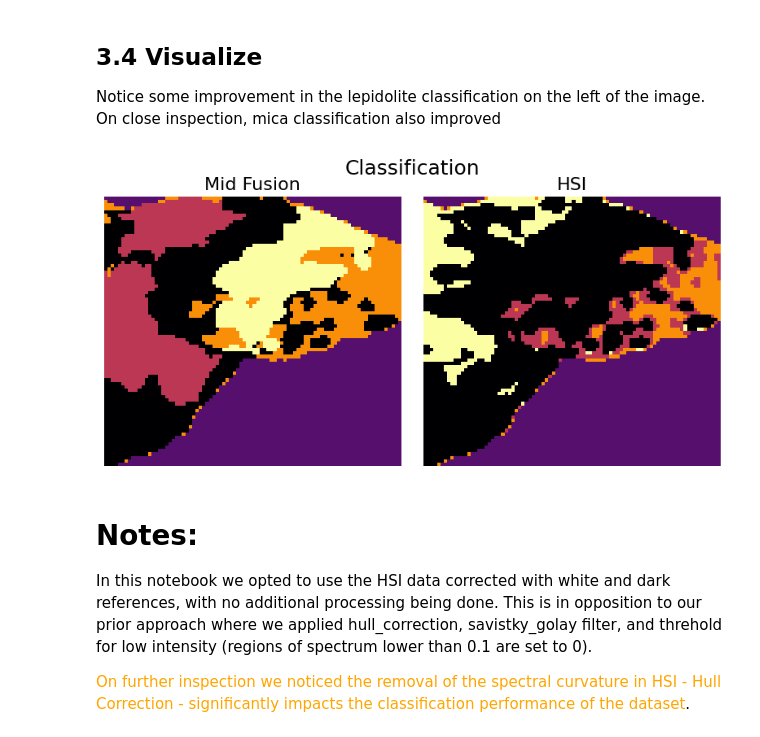
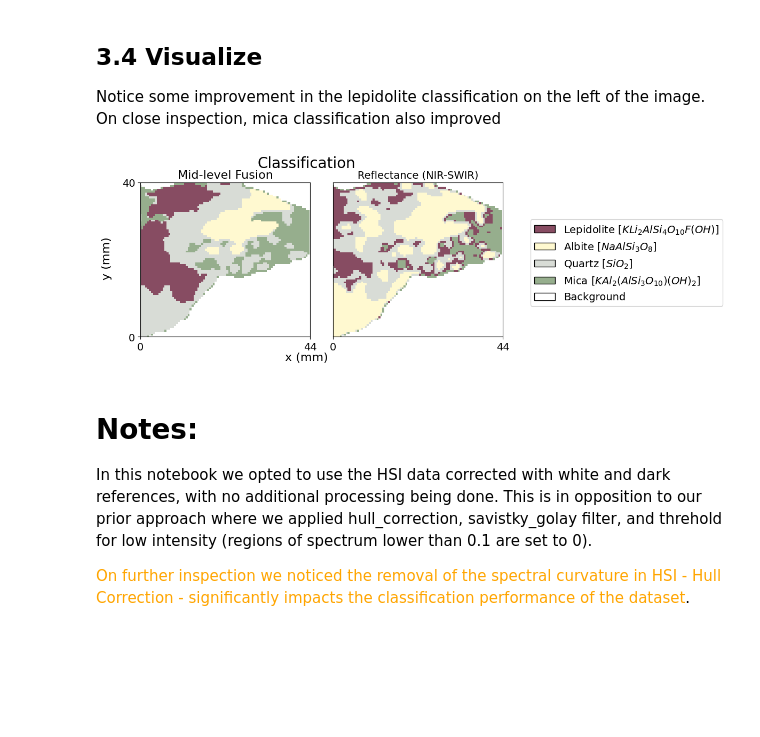
Before and after one commit to tomasjmlopes/LIBS_Tools, a Jupyter notebook: SLIC_Collab/hsi_upscale_libs.ipynb, the cells around one changed output. Cells and saved outputs as stored; diff of their text form; code cells hidden in the pictures; blank space fills up the shorter version.

```diff
--- a/SLIC_Collab/hsi_upscale_libs.ipynb
+++ b/SLIC_Collab/hsi_upscale_libs.ipynb
@@ -265,24 +268,58 @@ hsi_labels = hsi_labels.reshape(x_size, y_size)
 ## 3.4 Visualize
 
 Notice some improvement in the lepidolite classification on the left of the image. On close inspection, mica classification also improved
-# %%
-fig, axs = plt.subplots(1, 2, figsize = (8, 4))
-
-fig.suptitle("Classification", fontsize = 18)
-
-ax = axs[0]
-ax.imshow(mid_fusion_labels[::-1, ::-1], cmap = 'inferno')
-ax.set_title("Mid Fusion", fontsize = 16)
-ax.axis("off")
-
-ax = axs[1]
-ax.imshow(hsi_labels[::-1, ::-1], cmap = 'inferno')
-ax.set_title("HSI", fontsize = 16)
-ax.axis("off")
-
-fig.tight_layout()
-# %% [output]
-[figure, removed]
+# %%
+hsi_order = [2, 4, 3, 0, 1]
+collaborative_order = [2, 4, 3, 0, 1]
+
+colors = ['xkcd:dark mauve', 'xkcd:pale', 'xkcd:light grey', 'xkcd:greenish grey', 'xkcd:white']
+minerals = [r'Lepidolite [$KLi_2AlSi_4O_{10}F(OH)$]',
+            r'Albite [$NaAlSi_3O_8$]',
+            r'Quartz [$SiO_2$]',
+            r'Mica [$KAl_2(AlSi_3O_{10})(OH)_2$]',
+            r'Background']
+
+cmp_collaborative = ListedColormap([colors[i] for i in collaborative_order])
+cmp_hsi = ListedColormap([colors[i] for i in hsi_order])
+# %%
+fig, axs = plt.subplots(1, 2, figsize = (8, 4))
+
+fig.suptitle("Classification", fontsize = 20)
+
+ax = axs[0]
+ax.imshow(mid_fusion_labels[::, ::-1], cmap = cmp_collaborative)
+ax.set_title("Mid-level Fusion", fontsize = 16)
+ax.set_xticks([0, y_size])
+ax.set_xticklabels([0, y_size//2], fontsize = 14)
+ax.set_yticks([0, x_size])
+ax.set_yticklabels([0, x_size//2], fontsize = 14)
+ax.set_xlim(0, y_size)
+ax.set_ylim(0, x_size)
+
+
+ax = axs[1]
+ax.imshow(hsi_labels[::, ::-1], cmap = cmp_hsi)
+ax.set_title("Reflectance (NIR-SWIR)", fontsize = 14)
+ax.set_xticks([0, y_size])
+ax.set_xticklabels([0, y_size//2], fontsize = 14)
+ax.set_yticks([ ])
+ax.set_xlim(0, y_size)
+ax.set_ylim(0, x_size)
+
+handles = []
+
+hls = []
+for color,mineral in zip(colors,minerals):
+    patch = mpatches.Patch(color=color, label=mineral,ec='k')
+    hls.append(patch)
+
+fig.supxlabel("x (mm)", fontsize = 16)
+fig.supylabel("y (mm)", fontsize = 16)
+fig.legend(handles = hls, loc = 'lower center', ncol = 1, fontsize = 14, bbox_to_anchor = (1.25, 0.25))
+fig.tight_layout()
+fig.savefig("Images/Classification_results.jpg", dpi = 300)
+# %% [output]
+[figure, added]
 # %% [markdown]
 
 # Notes:
```
Also changed, not shown: parts of 6 cells of this notebook, 1 other file.
